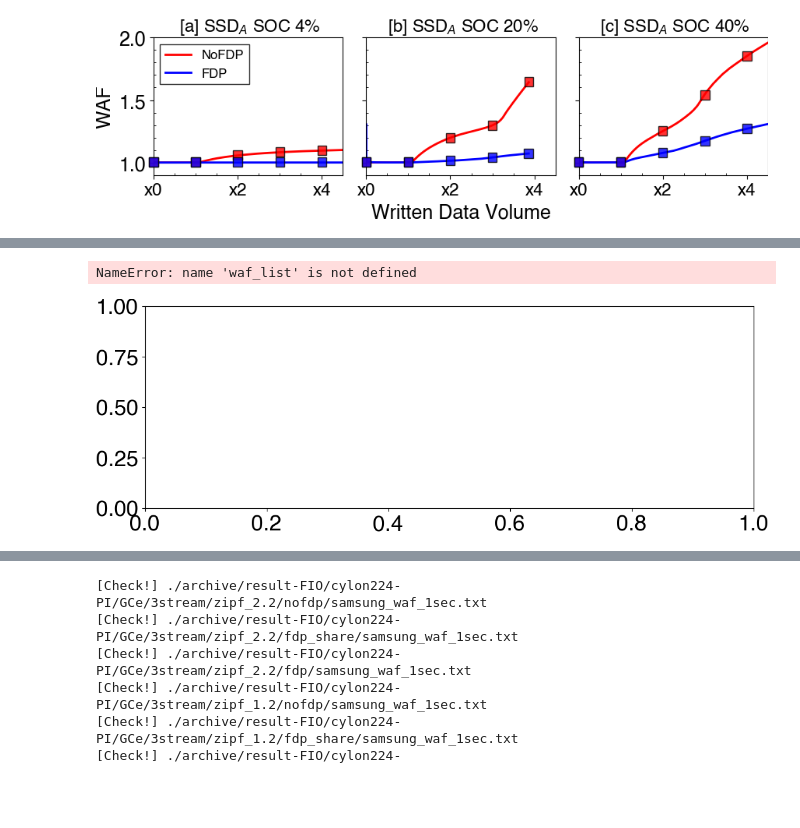
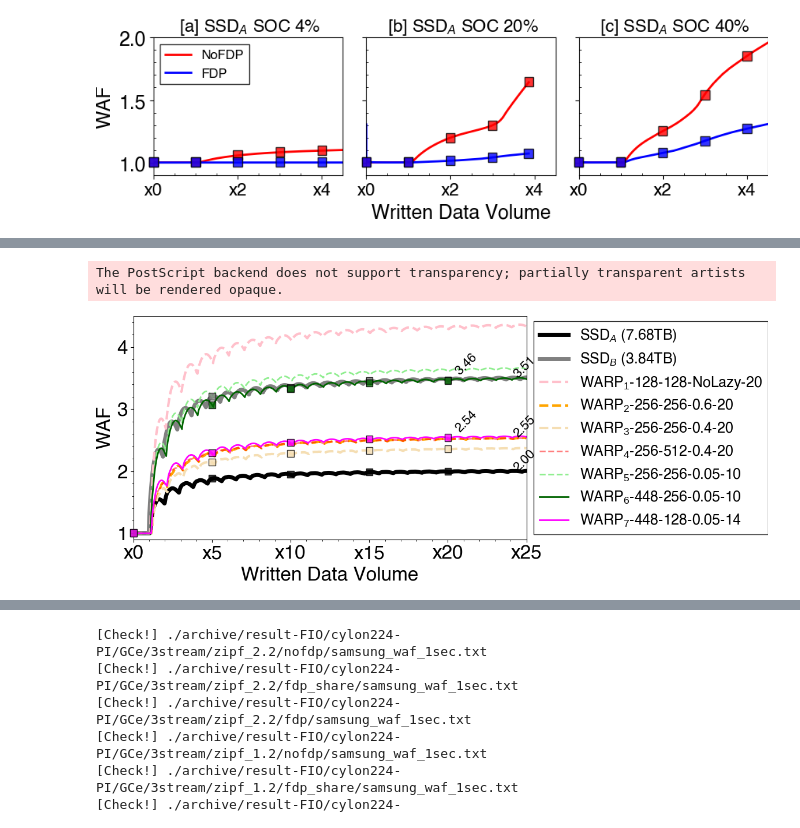
Before and after one commit to MoatLab/WARP-FAST26-AE, a Jupyter notebook: WARP-AE-FAST26-1.ipynb, the cells around one changed output, grey strips where cells are left out. Cells and saved outputs as stored; diff of their text form; code cells hidden in the pictures; blank space fills up the shorter version.

```diff
--- a/WARP-AE-FAST26-1.ipynb
+++ b/WARP-AE-FAST26-1.ipynb
@@ -692,8 +692,8 @@ def get_waf_by_aligned_hbmw(data_dir:str, scale:float, filename=None, x_cut=None
 ax[0].set_title(" [a] SSD$_A$ SOC 4% ", fontproperties=helvetica_prop, fontsize=MEDIUM_SIZE)
 ax[1].set_title(" [b] SSD$_A$ SOC 20% ", fontproperties=helvetica_prop, fontsize=MEDIUM_SIZE)
 ax[2].set_title(" [c] SSD$_A$ SOC 40% ", fontproperties=helvetica_prop , fontsize=MEDIUM_SIZE)
-#ax[0][1].set_title(" [d] WARP$_A$ SOC. 4% ", fontsize=BIGGER_SIZE, fontproperties=helvetica_prop)
-#ax[1][1].set_title(" [e] WARP$_A$ SOC 20% ", fontsize=BIGGER_SIZE, fontproperties=helvetica_prop)
+#ax[0][1].set_title(" [d] WARP$_A$ SOC. 4% ", fontproperties=helvetica_prop, fontsize=MEDIUM_PLUS_SIZE)
+#ax[1][1].set_title(" [e] WARP$_A$ SOC 20% ", fontproperties=helvetica_prop, fontsize=MEDIUM_PLUS_SIZE)
 #ax[2][1].set_title(" [f] WARP$_A$ SOC 40% ", fontsize=BIGGER_SIZE, fontproperties=helvetica_prop)
 
 # ax[2][0].set_xlabel(
@@ -711,8 +711,8 @@ for j,w in enumerate(workload):
     ax2 = ax[j]
     ax2.set_xticks([0,2,4])
 
-    ax2.tick_params(axis='x', which='minor', direction='in')
-    ax2.tick_params(axis='y', which='minor', direction='in')
+    ax2.tick_params(axis='x', which='minor', direction='out')
+    ax2.tick_params(axis='y', which='minor', direction='out')
     ax2.minorticks_on()
 
     labels = [label.get_text() for label in ax2.get_xticklabels()]
@@ -1099,6 +1100,6 @@ findfont: Generic family 'cursive' not found because none of the following famil
 # %%
 #------------------------------------------------------------#
-fig, ax = plt.subplots(1,1, figsize=(12,4))
+fig, ax = plt.subplots(1,1, figsize=(12,5))
 #------------------------------------------------------------#
 ax2=ax
 x_cut_lim = 25
@@ -1153,7 +1154,7 @@ for i, t in enumerate(waf_list_label):
                 ax2.text(j*hop, v, " " , ha="center", fontsize=0.01, bbox=dict(facecolor=waf_list_color[i], alpha=0.8))
 v = waf_list[-1]
 j = hbmw_list_TB[-1]
-ax2.text(j, v+0.001, "%.2f" %v, ha="center", fontsize=TEXT_FONT_SIZE, rotation=45)
+ax2.text(j-0.1, v+0.001, "%.2f" %v, ha="center", fontsize=MEDIUM_SIZE, rotation=45)
 
 #------------------------------------------------------------#
 
@@ -1189,7 +1190,7 @@ for i, t in enumerate(waf_list_label):
                 ax2.text(j*hop, v, " " , ha="center", fontsize=0.01, bbox=dict(facecolor=waf_list_color[i], alpha=0.8))
 v = waf_list[-1]
 j = hbmw_list_TB[-1]
-ax2.text(j, v+0.001, "%.2f" %v, ha="center", fontsize=TEXT_FONT_SIZE, rotation=45)
+ax2.text(j-0.1, v+0.001, "%.2f" %v, ha="center", fontsize=MEDIUM_SIZE, rotation=45)
 
 #------------------------------------------------------------#
 
@@ -1226,11 +1227,13 @@ for i, t in enumerate(waf_list_label):
 
 v = waf_list[-1]
 j = hbmw_list_TB[-1]
-ax2.text(j, v+0.001, "%.2f" %v, ha="center", fontsize=TEXT_FONT_SIZE, rotation=45)
+ax2.text(j-0.1, v+0.001, "%.2f" %v, ha="center", fontsize=MEDIUM_SIZE, rotation=45)
 #------------------------------------------------------------#
 
 #-----------------------BEGIN-----------------------------#
-waf_list_label = [r"WARP$_{1}$ (128G R128 No Lazy OP10)"]
+#waf_list_label = [r"WARP$_{1}$ (128G R128 No Lazy OP10)"]
+waf_list_label = [r"WARP$_{1}$-128-128-NoLazy-20"]
+
 waf_list_color = ['pink']
 waf_list_bar = []
 
@@ -1259,7 +1262,9 @@ for i, t in enumerate(waf_list_label):
 #--------------------------FIN---------------------------#
 
 #-----------------------BEGIN-----------------------------#
-waf_list_label = [r"WARP$_{2}$ (256G R256 LazyGC0.6 OP10)"]
+#waf_list_label = [r"WARP$_{2}$ (256G R256 LazyGC0.6 OP10)"]
+waf_list_label = [r"WARP$_{2}$-256-256-0.6-20"]
+
 waf_list_color = ['orange']
 waf_list_bar = []
 #------------------------------------------------------------#
@@ -1302,7 +1307,9 @@ for i, t in enumerate(waf_list_label):
 
 
 #------------------------------------------------------------#
-waf_list_label = [r"WARP$_{3}$ (256G R256 LazyGC0.4 OP10)"]
+#waf_list_label = [r"WARP$_{3}$ (256G R256 LazyGC0.4 OP10)"]
+waf_list_label = [r"WARP$_{3}$-256-256-0.4-20"]
+
 waf_list_color = ['wheat']
 waf_list_bar = []
 #------------------------------------------------------------#
@@ -1344,7 +1351,8 @@ for i, t in enumerate(waf_list_label):
                 ax2.text(j*hop, v, " " , ha="center", fontsize=0.01, bbox=dict(facecolor=waf_list_color[i], alpha=0.8))
 
 #------------------------------------------------------------#
-waf_list_label = [r"WARP$_{4}$ (256G R512 LazyGC0.4 OP10)"]
+#waf_list_label = [r"WARP$_{4}$ (256G R512 LazyGC0.4 OP10)"]
+waf_list_label = [r"WARP$_{4}$-256-512-0.4-20"]
 waf_list_color = ['red']
 waf_list_bar = []
 #------------------------------------------------------------#
@@ -1372,7 +1380,8 @@ for i, t in enumerate(waf_list_label):
 #------------------------------------------------------------#
 #waf_list_label = ["cylon (256G RU256MB LazyGC 0.25 OP10)", "cylon (256G RU256MB LazyGC 0.05 OP10)" ]
 #waf_list_color = ['lightgreen', 'b']
-waf_list_label = [r"WARP$_{5}$ (256G R256 LazyGC0.05 OP10)"]
+#waf_list_label = [r"WARP$_{5}$ (256G R256 LazyGC0.05 OP10)"]
+waf_list_label = [r"WARP$_{5}$-256-256-0.05-10"]
 waf_list_color = ['lightgreen', 'lightgreen']
 filenames = [ "femu256_lazy05_.txt"]
 waf_list_bar = []
@@ -1411,7 +1420,9 @@ for i, t in enumerate(waf_list_label):
 #------------------------------------------------------------#
 #waf_list_label = ["cylon (256G RU256MB LazyGC 0.25 OP10)", "cylon (256G RU256MB LazyGC 0.05 OP10)" ]
 #waf_list_color = ['lightgreen', 'b']
-waf_list_label = [r"WARP$_{6}$ (448G R256 LazyGC0.05 OP10)", r"WARP$_{7}$ (448G R128 LazyGC0.05 OP14)"]
+#waf_list_label = [r"WARP$_{6}$ (448G R256 LazyGC0.05 OP10)", r"WARP$_{7}$ (448G R128 LazyGC0.05 OP14)"]
+waf_list_label = [r"WARP$_{6}$-448-256-0.05-10", r"WARP$_{7}$-448-128-0.05-14"]
+
 waf_list_color = ['darkgreen', 'magenta']
 filenames = [ 'femu448_lazy05_.txt', 'femu448_lazy05_128M.txt']
 waf_list_bar = []
@@ -1449,41 +1460,40 @@ for i, t in enumerate(waf_list_label):
     for j, v in enumerate(my_waf_text_index[::hop]):
         rota=45
         a = 0.1
-        if i == 0:
+        if 0:
             rota= -45
             a = -3*a
         if j> 3:
-            ax2.text(j*hop+1.2, v+a, "%.2f" %v, ha="center", fontsize=TEXT_FONT_SIZE , rotation=rota)
+            ax2.text(j*hop+1.2, v+a, "%.2f" %v, ha="center", fontsize=MEDIUM_SIZE , rotation=rota)
         ax2.text(j*hop, v, " " , ha="center", fontsize=0.01, bbox=dict(facecolor=waf_list_color[i], alpha=0.8))
 #------------------------------------------------------------#
 ax2=ax
 #ax.set_title("4K randwrite (uniform)", fontsize=MEDIUM_SIZE)
 #fig.text(0.3, +0.05, r'X-axis : $\mathrm{Relative HMW} = \frac{\mathrm{Host\ Media\ Written}}{ Dev. Capacity}$', fontsize=BIGGER_SIZE)
-ax2.set_xlabel(r'Written Data Volume', fontsize=MEDIUM_SIZE , fontproperties=helvetica_prop)
-ax2.set_ylabel("WAF", fontproperties=helvetica_prop, fontsize=MEDIUM_SIZE)
+ax2.set_xlabel(r'Written Data Volume' , fontproperties=helvetica_prop, fontsize=BIGGER_SIZE)
+ax2.set_ylabel("WAF", fontproperties=helvetica_prop, fontsize=BIGGER_SIZE)
 ax2.set_xlim([0,25])
 #ax2.grid()
 #ax2.legend()
-ax2.legend(loc='center left', bbox_to_anchor=(1, 0.5), fancybox=False, edgecolor='k' ,frameon=True, fontsize=MEDIUM_SIZE-2)
+ax2.legend(loc='center left', bbox_to_anchor=(1, 0.5), fancybox=False, edgecolor='k' ,frameon=True, fontsize=MEDIUM_PLUS_SIZE, ncol=1)
 #plt.minorticks_on()
-ax.tick_params(axis='x', which='minor', direction='in')
-ax.tick_params(axis='y', which='minor', direction='in')
+ax.tick_params(axis='x', which='minor', direction='out')
+ax.tick_params(axis='y', which='minor', direction='out')
 ax.minorticks_on()
 ax.set_ylim(0.9,4.5)
 #------------------------------------------------------------#
 labels = [label.get_text() for label in ax2.get_xticklabels()]
-ax2.set_xticklabels([f"x{t}" for t in labels] , fontproperties=helvetica_prop, fontsize=MEDIUM_SIZE)
+ax2.set_xticklabels([f"x{t}" for t in labels] , fontproperties=helvetica_prop, fontsize=BIGGER_SIZE)
 for label in ax2.get_yticklabels():
     label.set_fontproperties(helvetica_prop)
-    label.set_fontsize(MEDIUM_SIZE)
+    label.set_fontsize(BIGGER_SIZE)
 
 #------------------------------------------------------------#
 fig.tight_layout()
-
 # ------------------- #
-isConference=False
+isConference=True
 if (isConference) :
-    save_dir = "/home/inho/git/fast25-cylon-fdp/v1/F/observ/"
+    save_dir = "/home/inho/git/fast25-cylon-fdp/v2-cr/F/observ/"
     fig_name = "val-1stream"
     plt.savefig("{0}{1}.eps".format(save_dir,fig_name)  ) #, dpi=100)
     plt.savefig("{0}{1}.pdf".format(save_dir,fig_name)  ) #, dpi=100)
@@ -1495,4 +1521,4 @@ if (isConference) :
-NameError: name 'waf_list' is not defined
+The PostScript backend does not support transparency; partially transparent artists will be rendered opaque.
-[figure, old version]
+[figure, new version]
 # %%
 #------------------------------------------------------------#
```
Also changed, not shown: parts of 11 cells of this notebook, 16 other files.
